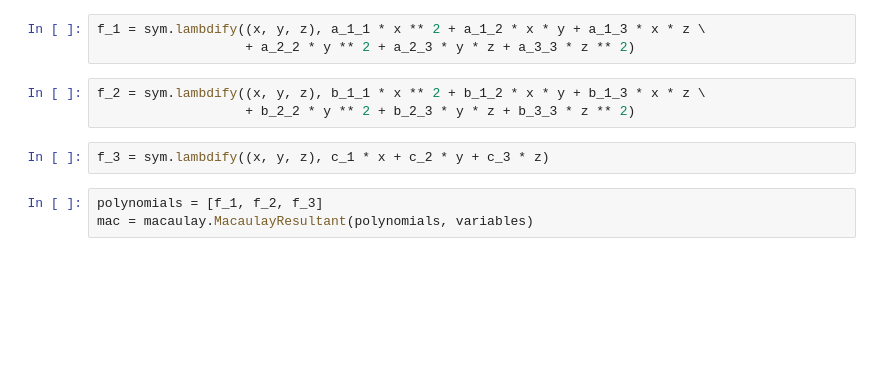
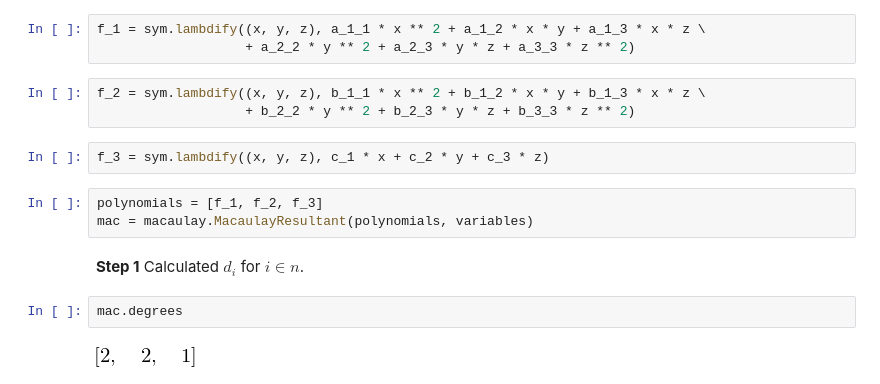
Before and after one commit to Nikoleta-v3/resultant-theory, a Jupyter notebook: notebooks/Macaulay.ipynb, the cells around one changed output. Saved outputs shown, nothing was run; the diff lists cells and outputs as text; blank space fills up the shorter version.

```diff
--- a/notebooks/Macaulay.ipynb
+++ b/notebooks/Macaulay.ipynb
@@ -28,3 +43,9 @@ f_3 = sym.lambdify((x, y, z), c_1 * x + c_2 * y + c_3 * z)
 # %%
 polynomials = [f_1, f_2, f_3]
 mac = macaulay.MacaulayResultant(polynomials, variables)
+# %% [markdown]
+**Step 1** Calculated $d_i$ for $i \in n$.
+# %%
+mac.degrees
+# %% [output]
+[figure, added]
```
Also changed, not shown: parts of 44 cells of this notebook, 8 other files.
